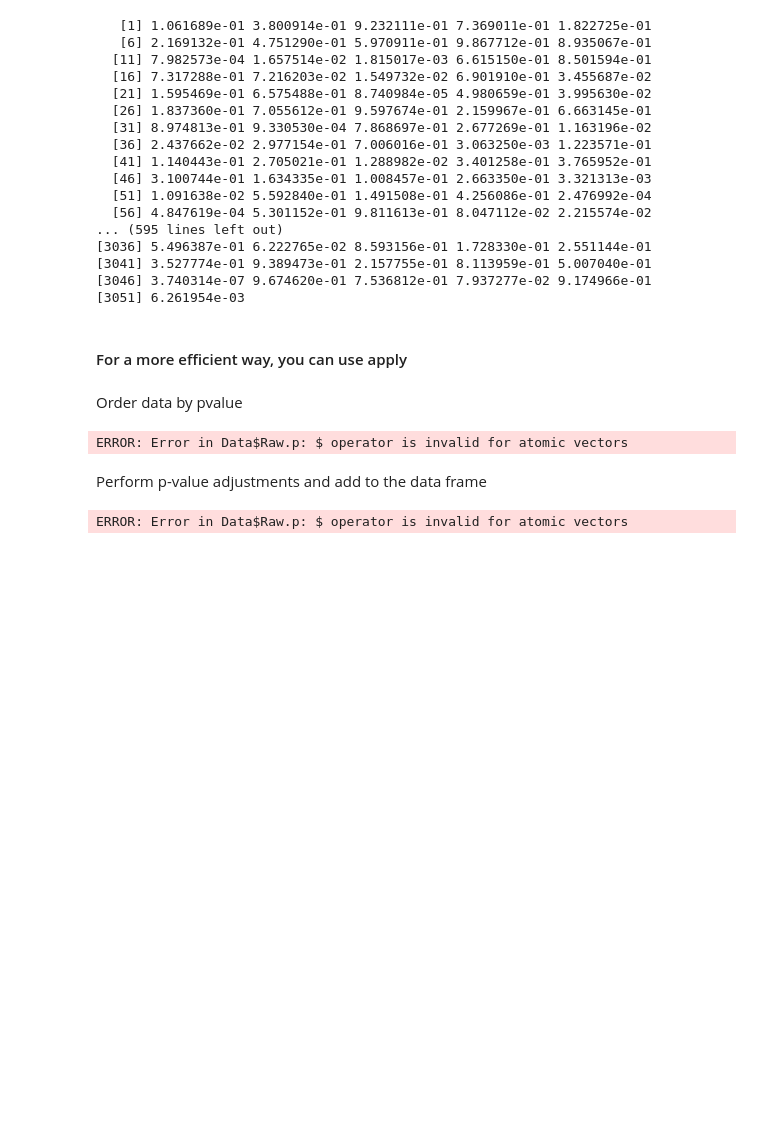
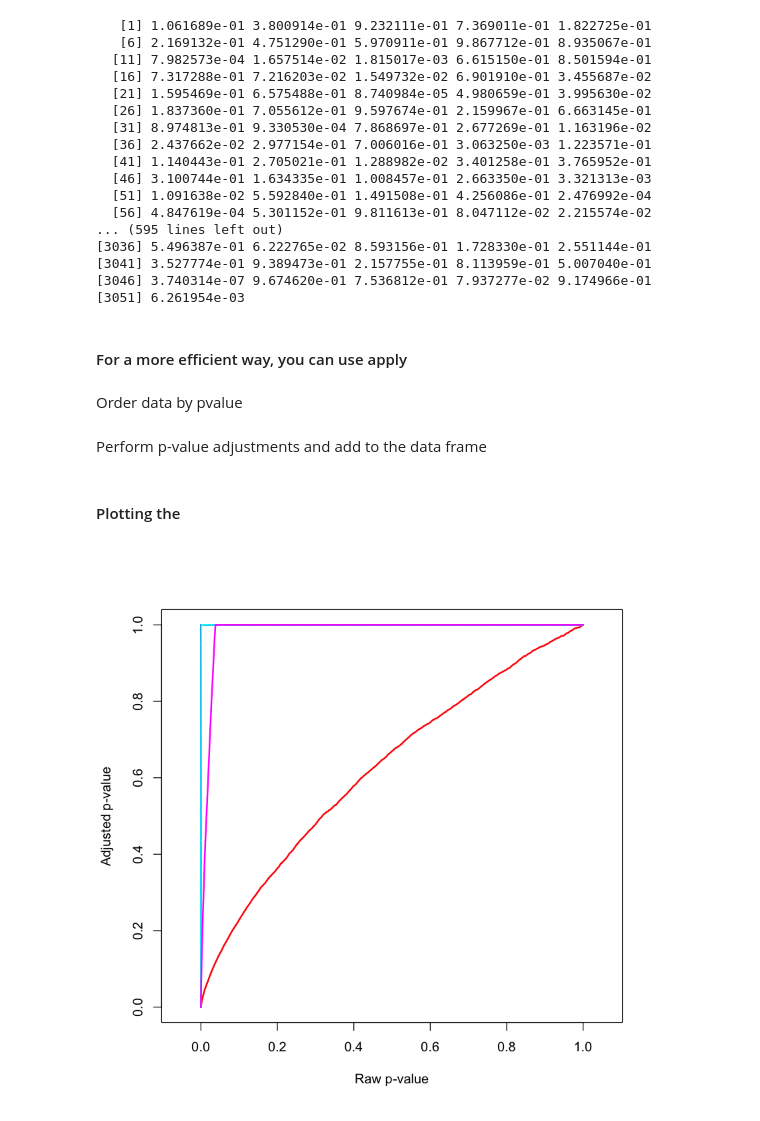
Before and after one commit to trallard/BAD_days, a Jupyter notebook: Day1/Notebook_version/MulHypTestOnGolub.ipynb, the cells around one changed output. Cells and saved outputs as stored; diff of their text form; code cells hidden in the pictures; blank space fills up the shorter version.

```diff
--- a/Day1/Notebook_version/MulHypTestOnGolub.ipynb
+++ b/Day1/Notebook_version/MulHypTestOnGolub.ipynb
@@ -161,34 +179,53 @@ colnames(Data)[39]='Raw.p'
 # %% [markdown]
 Order data by pvalue
 # %%
-Data = Data[order(Data$Raw.p),]
+Data = Data[order(Data[,'Raw.p']),]
-# %% [output]
-ERROR: Error in Data$Raw.p: $ operator is invalid for atomic vectors
 # %% [markdown]
 Perform p-value adjustments and add to the data frame
+# %%
+Datadf <- as.data.frame(Data)
 # %%
-Data$Bonferroni =
-  p.adjust(Data$Raw.p,
+Datadf$Bonferroni =
+  p.adjust(Datadf$Raw.p,
            method = "bonferroni")
 
-Data$BH =
-  p.adjust(Data$Raw.p,
+Datadf$BH =
+  p.adjust(Datadf$Raw.p,
            method = "BH")
 
-Data$Holm =
-  p.adjust(Data$ Raw.p,
+Datadf$Holm =
+  p.adjust(Datadf$ Raw.p,
            method = "holm")
 
-Data$Hochberg =
-  p.adjust(Data$ Raw.p,
+Datadf$Hochberg =
+  p.adjust(Datadf$ Raw.p,
            method = "hochberg")
 
-Data$Hommel =
-  p.adjust(Data$ Raw.p,
+Datadf$Hommel =
+  p.adjust(Datadf$ Raw.p,
            method = "hommel")
 
-Data$BY =
-  p.adjust(Data$ Raw.p,
+Datadf$BY =
+  p.adjust(Datadf$ Raw.p,
            method = "BY")
-# %% [output]
-ERROR: Error in Data$Raw.p: $ operator is invalid for atomic vectors
+# %% [markdown]
+#### Plotting the
+# %%
+X = Datadf$Raw.p
+Y = cbind(Datadf$Bonferroni,
+          Datadf$BH,
+          Datadf$Holm,
+          Datadf$Hochberg,
+          Datadf$Hommel,
+          Datadf$BY)
+# %%
+matplot(X, Y,
+        xlab="Raw p-value",
+        ylab="Adjusted p-value",
+        type="l",
+        asp=1,
+        col=1:6,
+        lty=1,
+        lwd=2)
+# %% [output]
+[figure, added]
```
Also changed, not shown: parts of 1 cell of this notebook, 1 other file.
